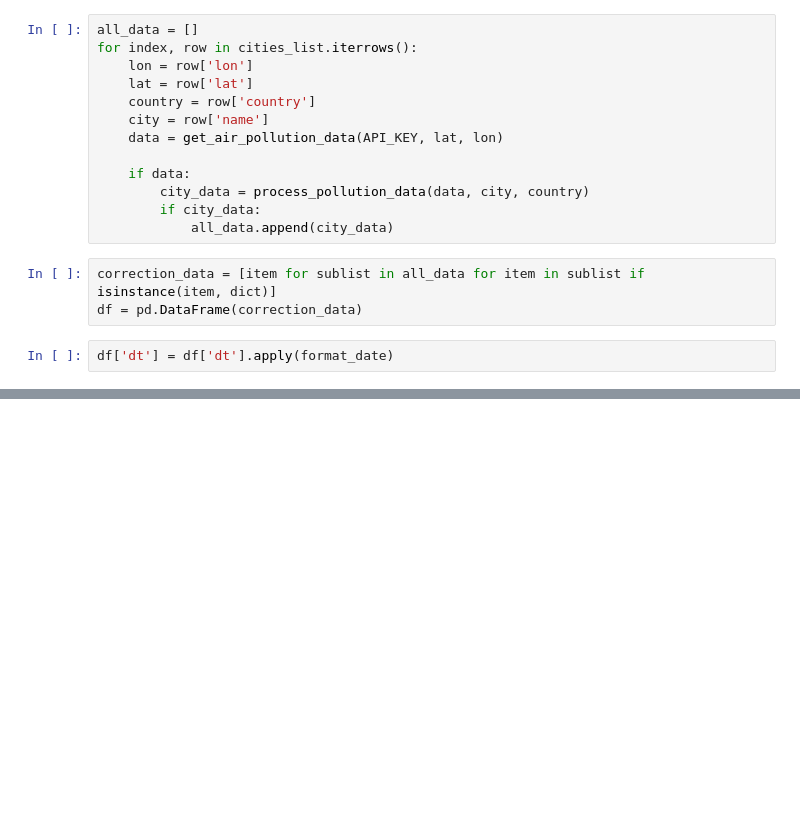
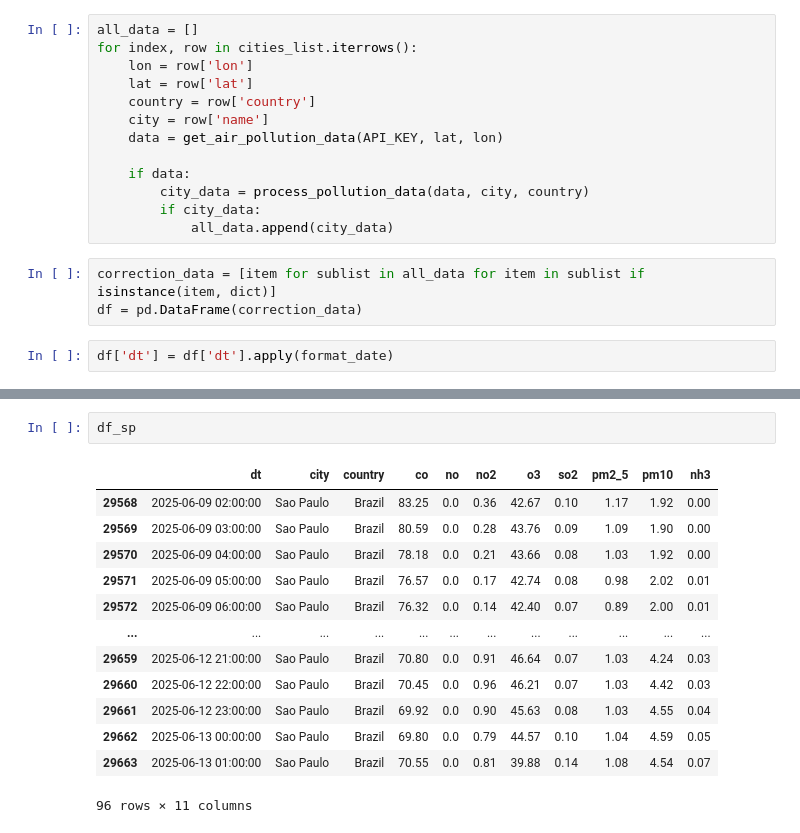
Before and after one commit to AkiraGabriel/Polution-blahblahblah, a Jupyter notebook: main.ipynb, the cells around one changed output, grey strips where cells are left out. Cells and saved outputs as stored; diff of their text form; blank space fills up the shorter version.

```diff
--- a/main.ipynb
+++ b/main.ipynb
@@ -109,0 +154,16 @@ df
+# %%
+df_sp
+# %% [output]
+|  | dt | city | country | co | no | no2 | o3 | so2 | pm2_5 | pm10 | nh3 |
+| 29568 | 2025-06-09 02:00:00 | Sao Paulo | Brazil | 83.25 | 0.0 | 0.36 | 42.67 | 0.10 | 1.17 | 1.92 | 0.00 |
+| 29569 | 2025-06-09 03:00:00 | Sao Paulo | Brazil | 80.59 | 0.0 | 0.28 | 43.76 | 0.09 | 1.09 | 1.90 | 0.00 |
+| 29570 | 2025-06-09 04:00:00 | Sao Paulo | Brazil | 78.18 | 0.0 | 0.21 | 43.66 | 0.08 | 1.03 | 1.92 | 0.00 |
+| 29571 | 2025-06-09 05:00:00 | Sao Paulo | Brazil | 76.57 | 0.0 | 0.17 | 42.74 | 0.08 | 0.98 | 2.02 | 0.01 |
+| 29572 | 2025-06-09 06:00:00 | Sao Paulo | Brazil | 76.32 | 0.0 | 0.14 | 42.40 | 0.07 | 0.89 | 2.00 | 0.01 |
+| ... | ... | ... | ... | ... | ... | ... | ... | ... | ... | ... | ... |
+| 29659 | 2025-06-12 21:00:00 | Sao Paulo | Brazil | 70.80 | 0.0 | 0.91 | 46.64 | 0.07 | 1.03 | 4.24 | 0.03 |
+| 29660 | 2025-06-12 22:00:00 | Sao Paulo | Brazil | 70.45 | 0.0 | 0.96 | 46.21 | 0.07 | 1.03 | 4.42 | 0.03 |
+| 29661 | 2025-06-12 23:00:00 | Sao Paulo | Brazil | 69.92 | 0.0 | 0.90 | 45.63 | 0.08 | 1.03 | 4.55 | 0.04 |
+| 29662 | 2025-06-13 00:00:00 | Sao Paulo | Brazil | 69.80 | 0.0 | 0.79 | 44.57 | 0.10 | 1.04 | 4.59 | 0.05 |
+| 29663 | 2025-06-13 01:00:00 | Sao Paulo | Brazil | 70.55 | 0.0 | 0.81 | 39.88 | 0.14 | 1.08 | 4.54 | 0.07 |
+96 rows × 11 columns
```
Also changed, not shown: parts of 13 cells of this notebook.
